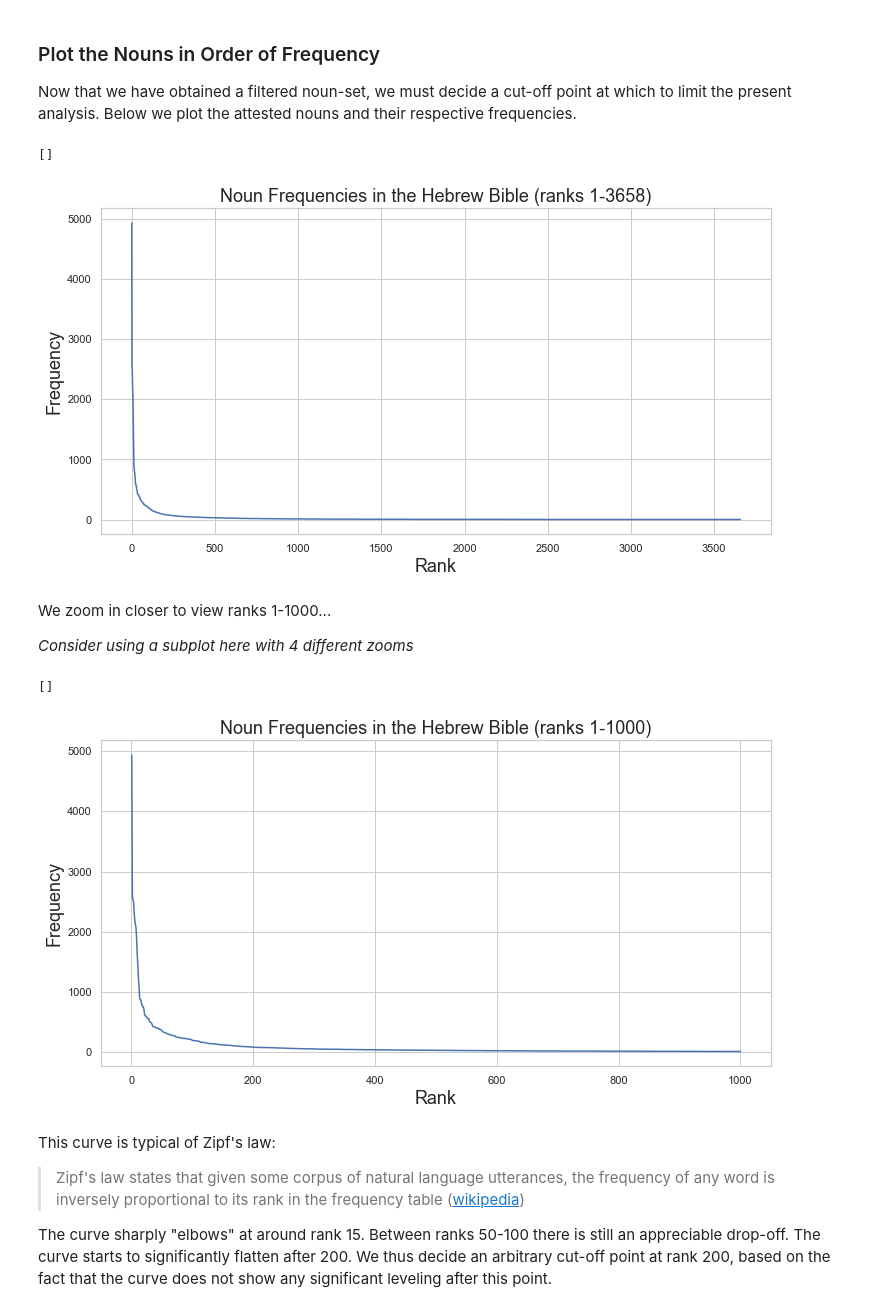
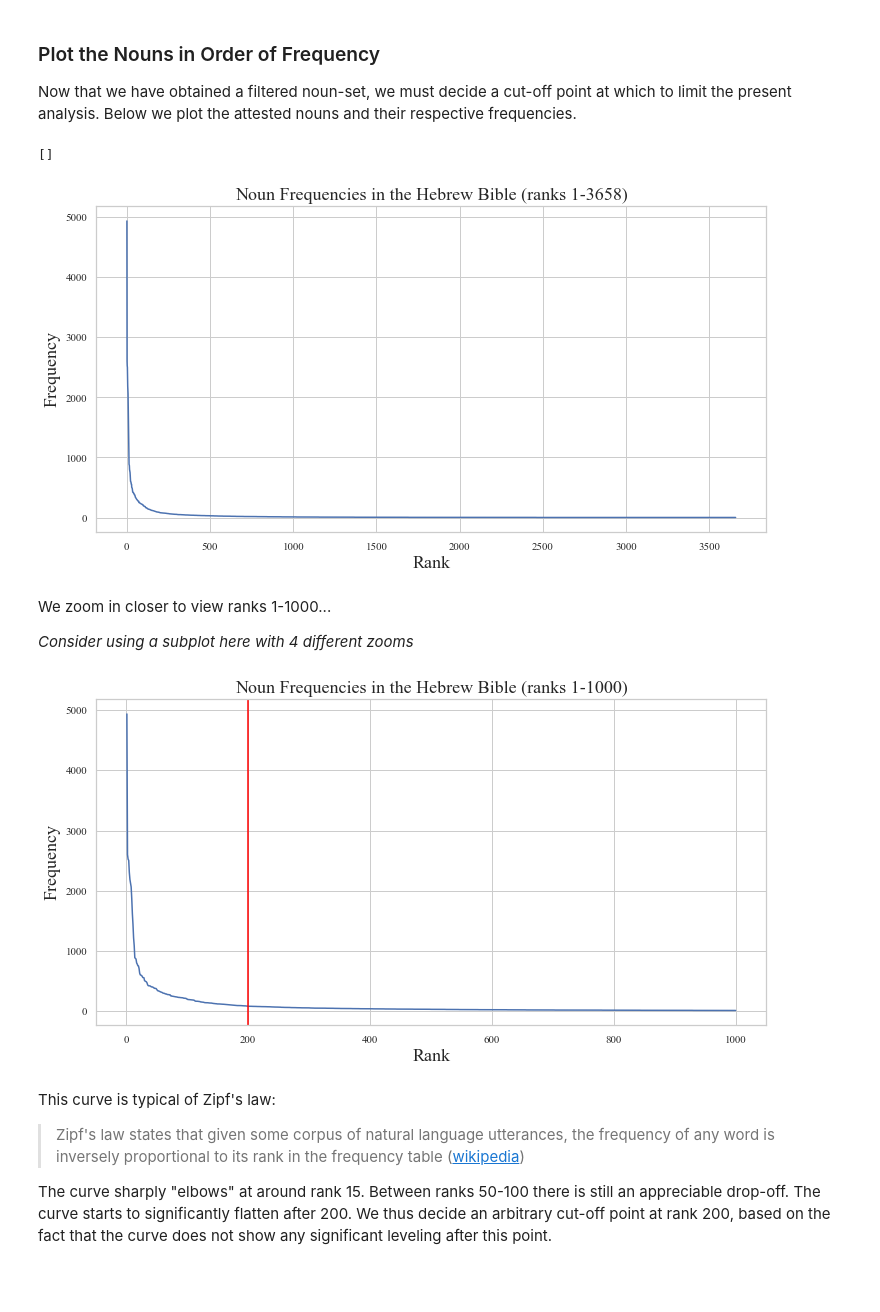
Before and after one commit to codykingham/noun_semantics, a Jupyter notebook: analysis/noun_semantics.ipynb, the cells around one changed output. Cells and saved outputs as stored; diff of their text form; code cells hidden in the pictures; blank space fills up the shorter version.

```diff
--- a/analysis/noun_semantics.ipynb
+++ b/analysis/noun_semantics.ipynb
@@ -22,6 +22,9 @@ from kneed import KneeLocator # https://github.com/arvkevi/kneed
 import seaborn as sns
 sns.set(style="whitegrid")
 import matplotlib.pyplot as plt
+from matplotlib import rcParams
+rcParams['font.family'] = 'serif'
+rcParams['font.serif'] = ['Times New Roman']
 from IPython.display import HTML, display
 
 # custom modules
@@ -207,7 +210,7 @@ plt.ylabel(ylabel, size=18)
 plt.plot()
 # %% [output]
 []
-[figure, old version]
+[figure, new version]
 # %% [markdown]
 We zoom in closer to view ranks 1-1000...
 
@@ -215,14 +218,15 @@ We zoom in closer to view ranks 1-1000...
 # %%
 # second plot
 plt.figure(figsize=(12, 6))
 plt.plot(x_rank[:1000], y_freqs[:1000])
-plt.title(title + f' (ranks 1-1000)', size=18)
 plt.xlabel(xlabel, size=18)
 plt.ylabel(ylabel, size=18)
-plt.plot()
+plt.axvline(200, color='red')
+plt.savefig('plots/noun_frequencies1-1000.png', dpi=300, bbox_inches='tight') # save the plot (without title)
+plt.title(title + f' (ranks 1-1000)', size=18)
+plt.show()
 # %% [output]
-[]
-[figure, old version]
+[figure, new version]
 # %% [markdown]
 This curve is typical of Zipf's law:
 
```
Also changed, not shown: parts of 9 cells of this notebook, 1 other file.
